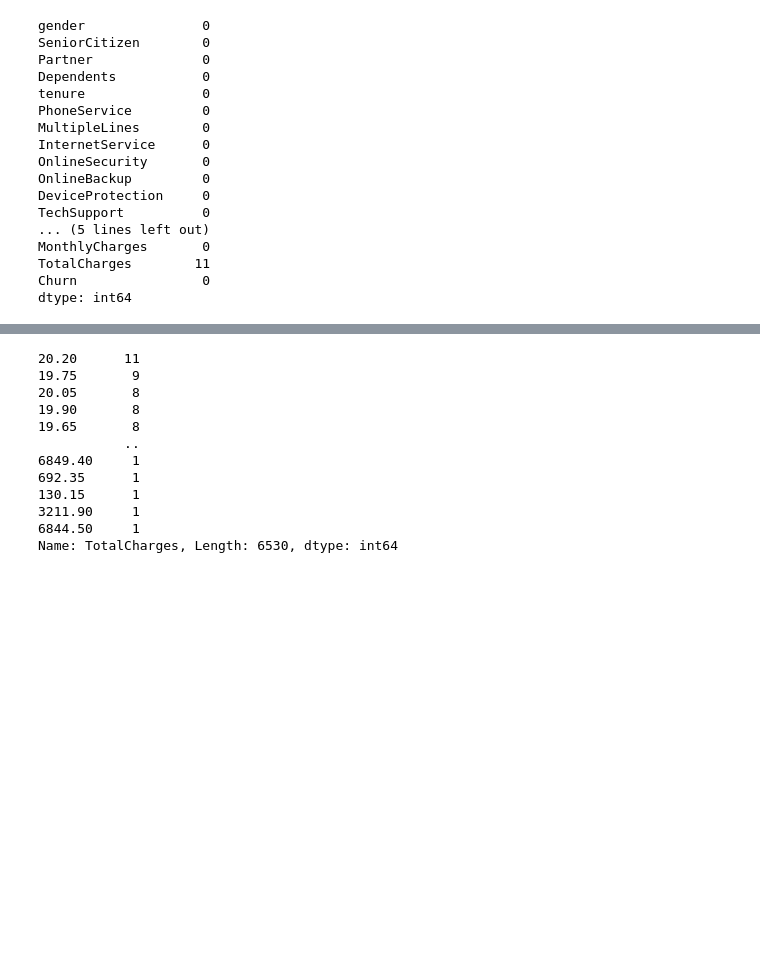
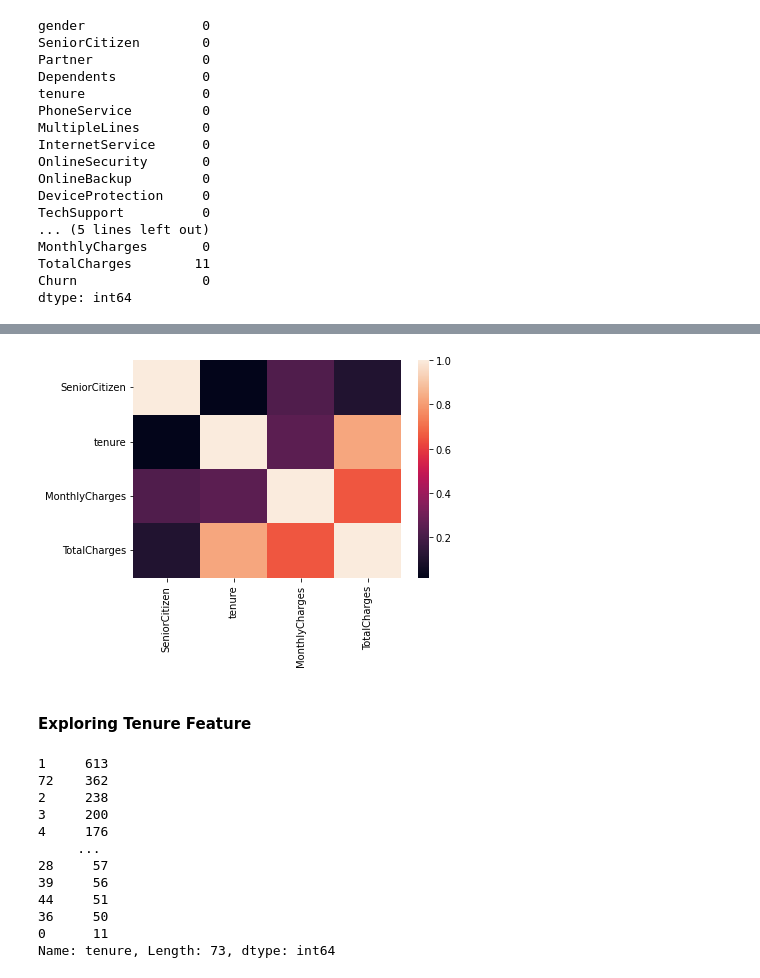
Before and after one commit to ruwzeta/1009-Final-assignment, a Jupyter notebook: Final Assignment.ipynb, the cells around one changed output, grey strips where cells are left out. Drawn from its saved outputs; the diff is of its cells as text; code cells hidden in the pictures; blank space fills up the shorter version.

```diff
--- a/Final Assignment.ipynb
+++ b/Final Assignment.ipynb
@@ -133,15 +150,21 @@ df['TotalCharges'].dropna(inplace=True)
+# %%
+sns.heatmap(df.corr());
+# %% [output]
+[figure, added]
+# %% [markdown]
+#### Exploring Tenure Feature
 # %%
-df['TotalCharges'].value_counts()
+df['tenure'].value_counts()
 # %% [output]
-20.20      11
-19.75       9
-20.05       8
-19.90       8
-19.65       8
-           ..
-6849.40     1
-692.35      1
-130.15      1
-3211.90     1
-6844.50     1
-Name: TotalCharges, Length: 6530, dtype: int64
+1     613
+72    362
+2     238
+3     200
+4     176
+     ...
+28     57
+39     56
+44     51
+36     50
+0      11
+Name: tenure, Length: 73, dtype: int64
```
Also changed, not shown: parts of 18 cells of this notebook, 1 other file.
